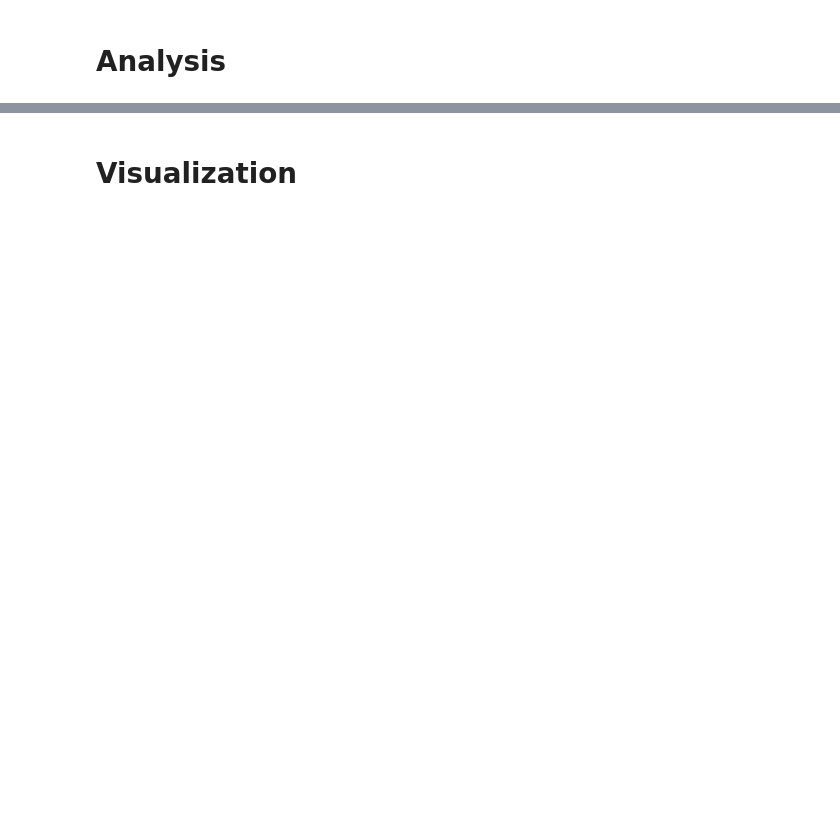
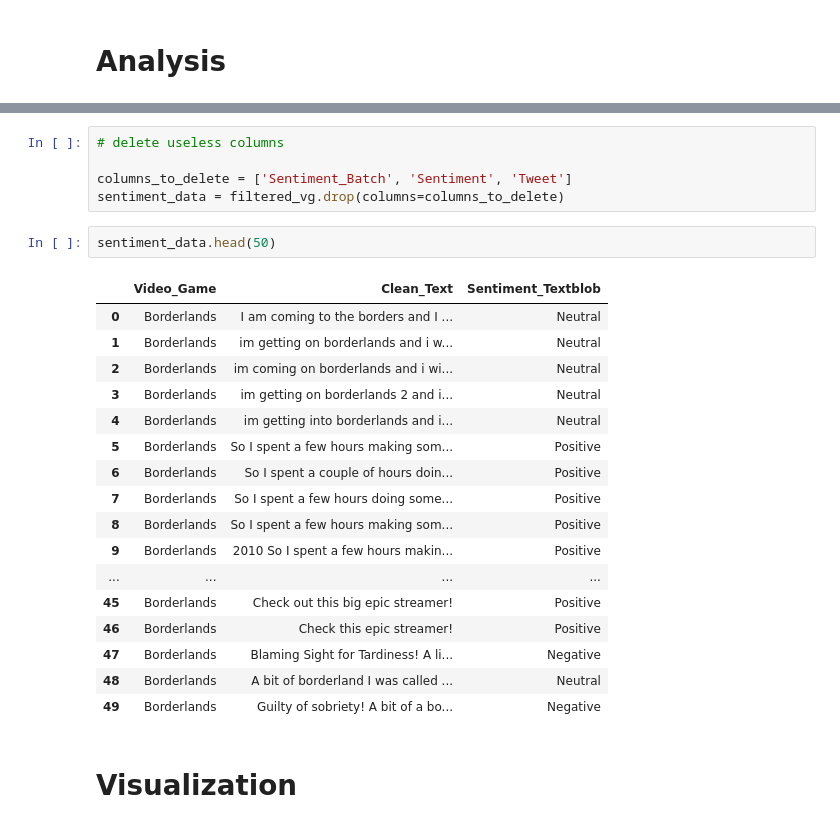
Before and after one commit to ReproTeach/final-project-givkj-squad, a Jupyter notebook: final_project.ipynb, the cells around one changed output, grey strips where cells are left out. Drawn from its saved outputs; the diff is of its cells as text; blank space fills up the shorter version.

```diff
--- a/final_project.ipynb
+++ b/final_project.ipynb
@@ -176,2 +187,27 @@ Name: clean_text, dtype: object
+# %%
+# delete useless columns
+
+columns_to_delete = ['Sentiment_Batch', 'Sentiment', 'Tweet']
+sentiment_data = filtered_vg.drop(columns=columns_to_delete)
+# %%
+sentiment_data.head(50)
+# %% [output]
+|  | Video_Game | Clean_Text | Sentiment_Textblob |
+| 0 | Borderlands | I am coming to the borders and I ... | Neutral |
+| 1 | Borderlands | im getting on borderlands and i w... | Neutral |
+| 2 | Borderlands | im coming on borderlands and i wi... | Neutral |
+| 3 | Borderlands | im getting on borderlands 2 and i... | Neutral |
+| 4 | Borderlands | im getting into borderlands and i... | Neutral |
+| 5 | Borderlands | So I spent a few hours making som... | Positive |
+| 6 | Borderlands | So I spent a couple of hours doin... | Positive |
+| 7 | Borderlands | So I spent a few hours doing some... | Positive |
+| 8 | Borderlands | So I spent a few hours making som... | Positive |
+| 9 | Borderlands | 2010 So I spent a few hours makin... | Positive |
+| ... | ... | ... | ... |
+| 45 | Borderlands | Check out this big epic streamer! | Positive |
+| 46 | Borderlands | Check this epic streamer! | Positive |
+| 47 | Borderlands | Blaming Sight for Tardiness! A li... | Negative |
+| 48 | Borderlands | A bit of borderland I was called ... | Neutral |
+| 49 | Borderlands | Guilty of sobriety! A bit of a bo... | Negative |
 # %% [markdown]
 # Visualization
```
Also changed, not shown: parts of 10 cells of this notebook.
